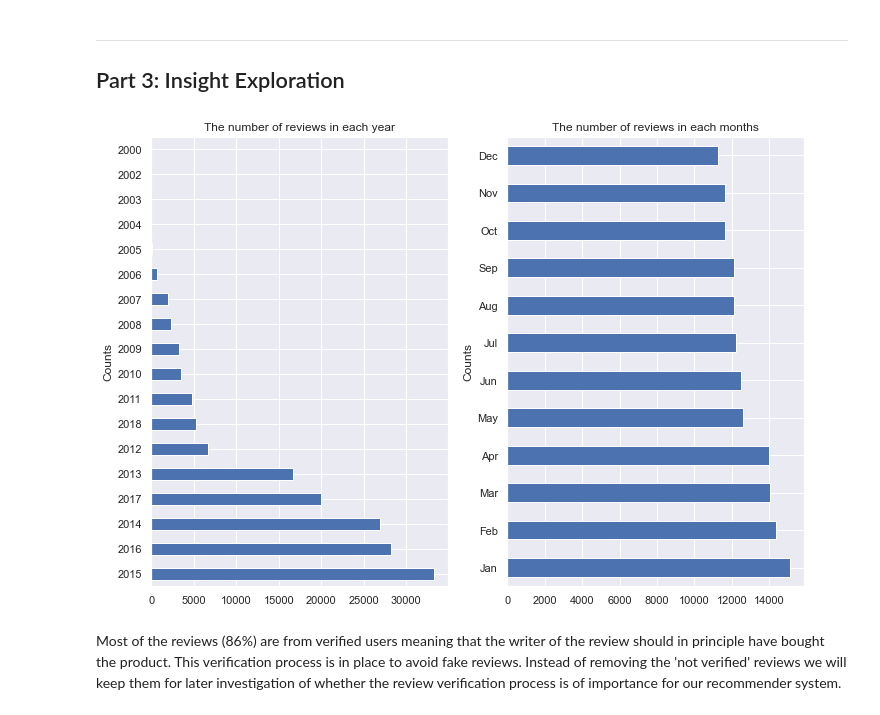
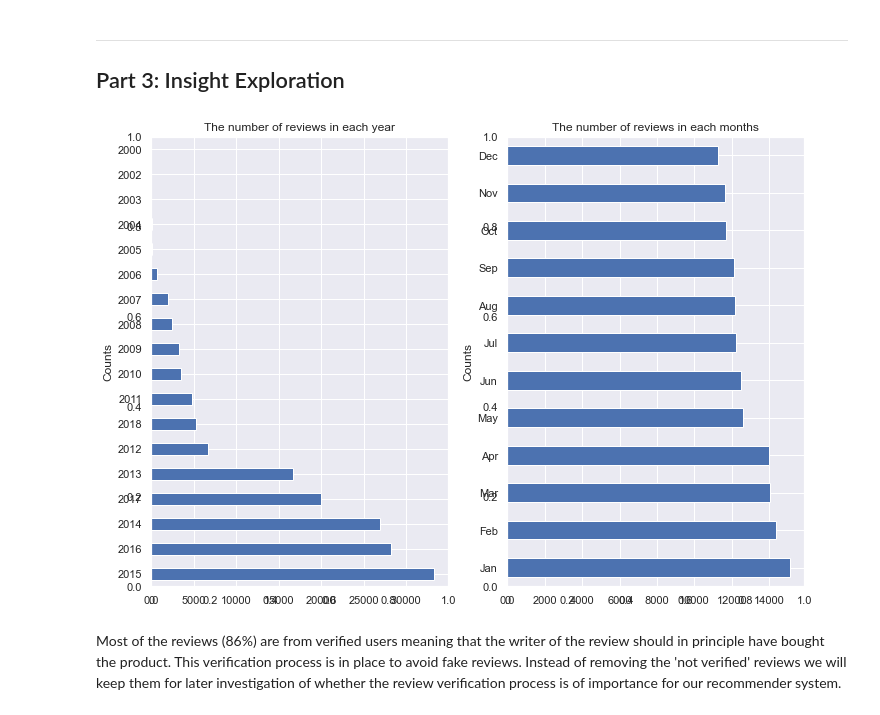
Before and after one commit to IkkefraIshoej/ABA-Exam, a Jupyter notebook: notebook.ipynb, the cells around one changed output. Drawn from its saved outputs; the diff is of its cells as text; code cells hidden in the pictures.

```diff
--- a/notebook.ipynb
+++ b/notebook.ipynb
@@ -188,25 +188,25 @@ Most variables can be discretized or treated as nominal depending on distributio
 
 ## Part 3: Insight Exploration
 # %%
-fig = plt.figure()
+fig, ax = plt.subplots(1,2)
 
 # Divide the figure into a 1x2 grid, and give me the first section
 ax1 = fig.add_subplot(121)
 
 # Divide the figure into a 1x2 grid, and give me the second section
 ax2 = fig.add_subplot(122)
 
 ax[0]= df['year'].value_counts().plot(kind='barh',ax=ax1, title="The number of reviews in each year",ylabel="Years", xlabel="Counts")
-ax[1]=df['month'].value_counts().plot(kind='barh',ax=ax2, title="The number of reviews in each months",ylabel="Years", xlabel="Counts",)
+ax[1]=df['month'].value_counts().plot(kind='barh',ax=ax2, title="The number of reviews in each months",ylabel="Years", xlabel="Counts")
 month_starts = range(0,12)
 month_names = ['Jan','Feb','Mar','Apr','May','Jun',
                'Jul','Aug','Sep','Oct','Nov','Dec']
 
 ax[1].set_yticks(month_starts)
 ax[1].set_yticklabels(month_names)
 plt.show()
 # %% [output]
-[figure, old version]
+[figure, new version]
 # %% [markdown]
 Most of the reviews (86%) are from verified users meaning that the writer of the review should in principle have bought the product. This verification process is in place to avoid fake reviews. Instead of removing the 'not verified' reviews we will keep them for later investigation of whether the review verification process is of importance for our recommender system.
 # %%
```
Also changed, not shown: parts of 4 cells of this notebook.
